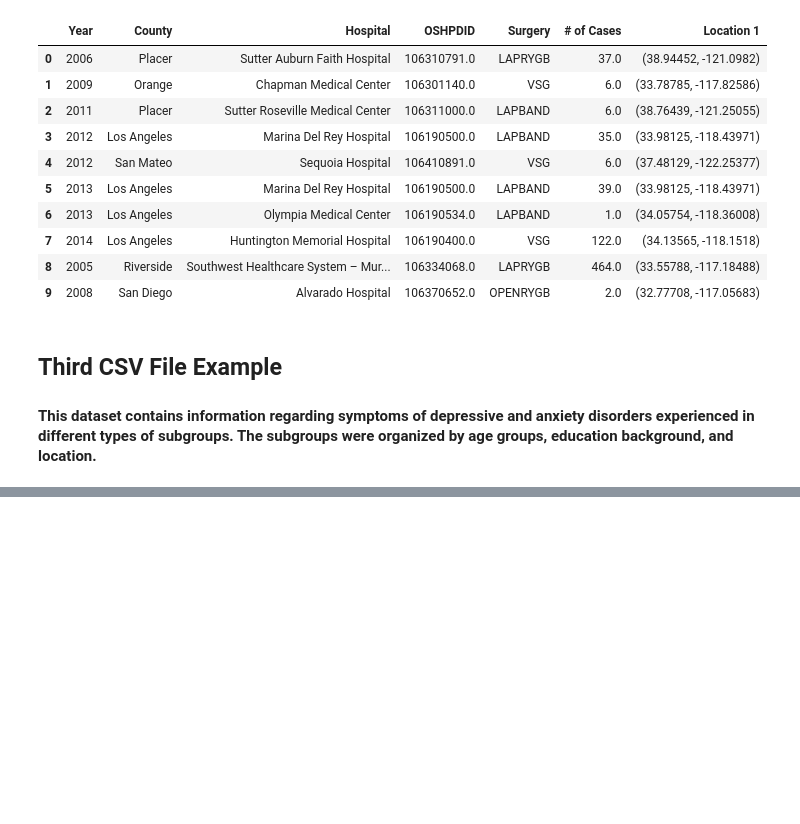
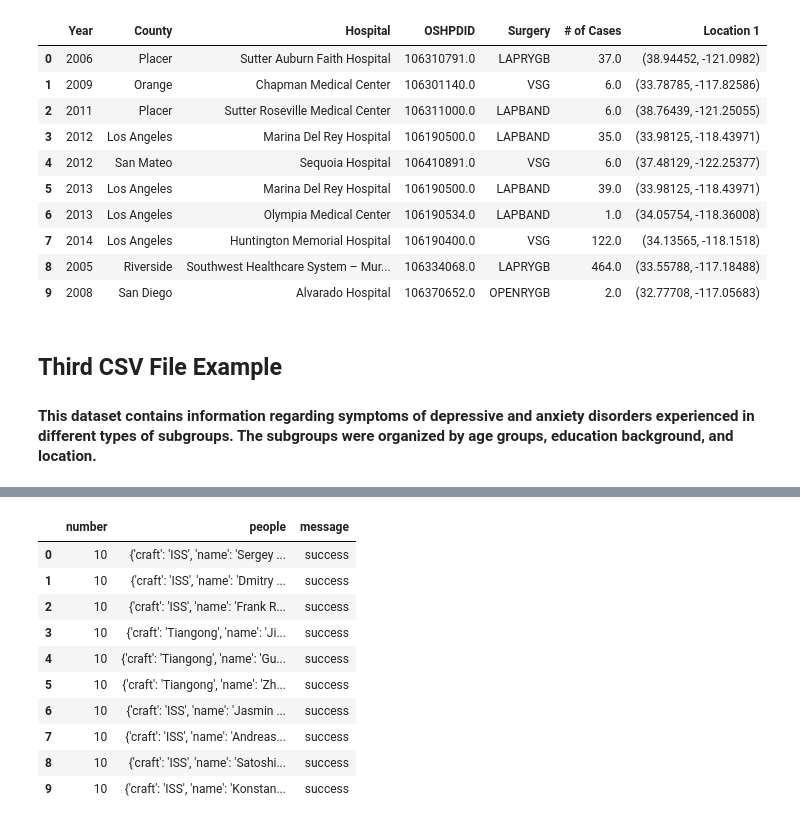
Before and after one commit to ktdutta/datasci_1_loading, a Jupyter notebook: HHA_507_DataScience_Intro_Assignment.ipynb, the cells around one changed output, grey strips where cells are left out. Saved outputs shown, nothing was run; the diff lists cells and outputs as text; code cells hidden in the pictures; blank space fills up the shorter version.

```diff
--- a/HHA_507_DataScience_Intro_Assignment.ipynb
+++ b/HHA_507_DataScience_Intro_Assignment.ipynb
@@ -59,0 +67,18 @@ df3[:10]
+# %%
+import json
+
+# Writing data to a JSON file
+data=dp.read_json('http://api.open-notify.org/astros.json')
+data[:10]
+# %% [output]
+|  | number | people | message |
+| 0 | 10 | {'craft': 'ISS', 'name': 'Sergey ... | success |
+| 1 | 10 | {'craft': 'ISS', 'name': 'Dmitry ... | success |
+| 2 | 10 | {'craft': 'ISS', 'name': 'Frank R... | success |
+| 3 | 10 | {'craft': 'Tiangong', 'name': 'Ji... | success |
+| 4 | 10 | {'craft': 'Tiangong', 'name': 'Gu... | success |
+| 5 | 10 | {'craft': 'Tiangong', 'name': 'Zh... | success |
+| 6 | 10 | {'craft': 'ISS', 'name': 'Jasmin ... | success |
+| 7 | 10 | {'craft': 'ISS', 'name': 'Andreas... | success |
+| 8 | 10 | {'craft': 'ISS', 'name': 'Satoshi... | success |
+| 9 | 10 | {'craft': 'ISS', 'name': 'Konstan... | success |
```
Also changed, not shown: parts of 13 cells of this notebook.
